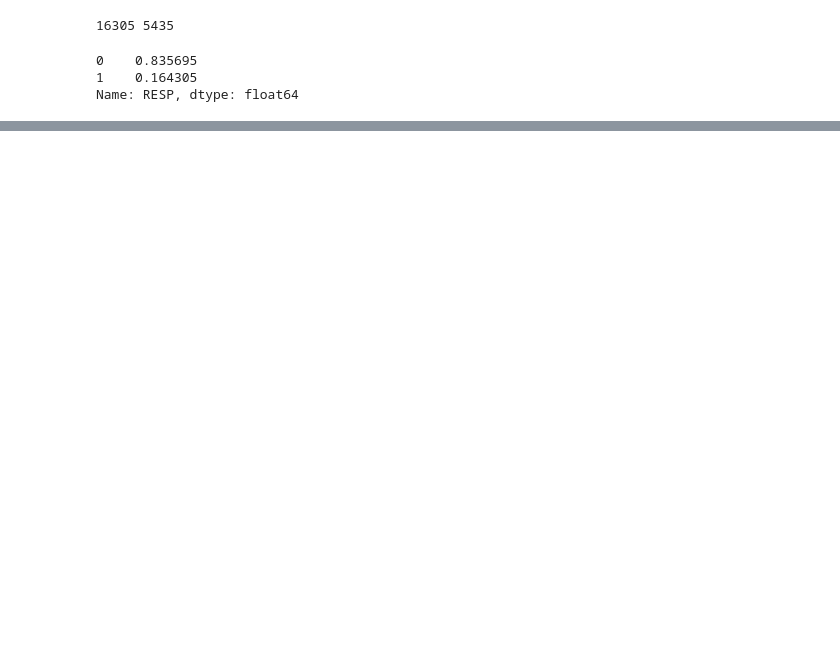
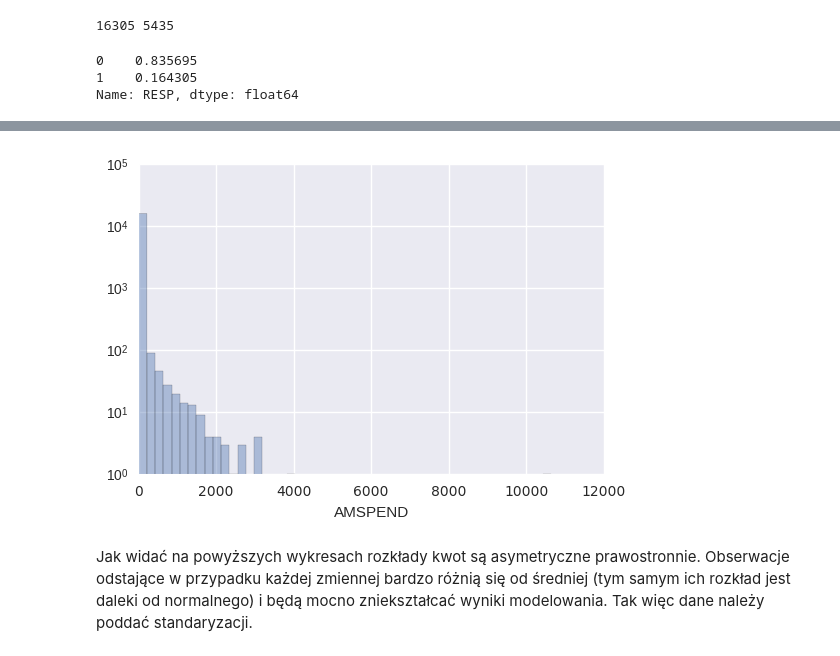
Before and after one commit to rilld8/Python1, a Jupyter notebook: ClothingStoreAnalytics.ipynb, the cells around one changed output, grey strips where cells are left out. Cells and saved outputs as stored; diff of their text form; code cells hidden in the pictures; blank space fills up the shorter version.

```diff
--- a/ClothingStoreAnalytics.ipynb
+++ b/ClothingStoreAnalytics.ipynb
@@ -95,0 +147,9 @@ Name: RESP, dtype: float64
+# %%
+sns.distplot(dt['AMSPEND'], kde=False)
+ax = plt.subplot(1, 1, 1)
+ax.set_yscale('log')
+plt.show()
+# %% [output]
+[figure, added]
+# %% [markdown]
+Jak widać na powyższych wykresach rozkłady kwot są asymetryczne prawostronnie. Obserwacje odstające w przypadku każdej zmiennej bardzo różnią się od średniej (tym samym ich rozkład jest daleki od normalnego) i będą mocno zniekształcać wyniki modelowania. Tak więc dane należy poddać standaryzacji.
```
Also changed, not shown: parts of 7 cells of this notebook.
